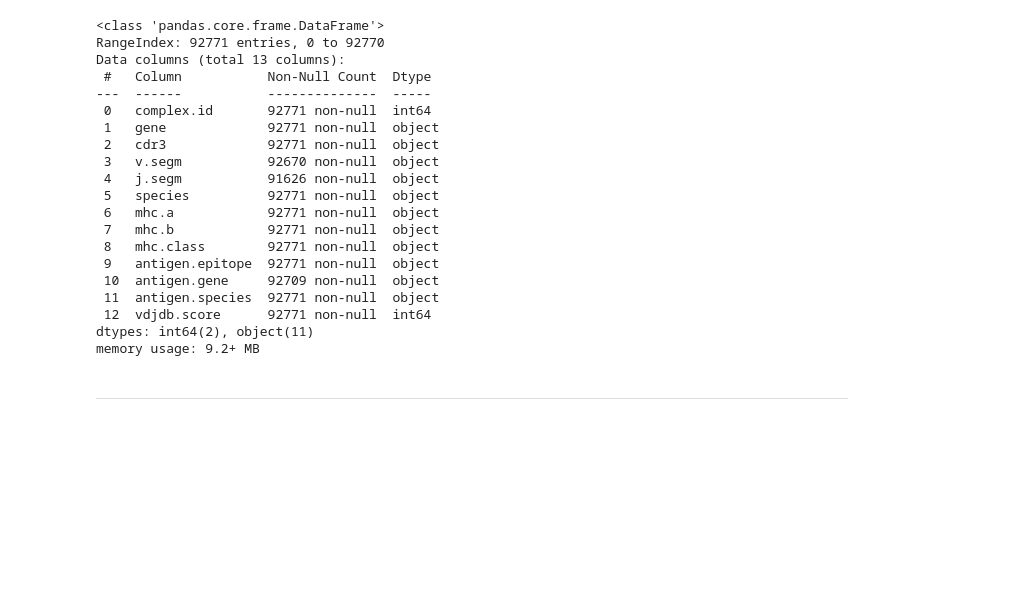
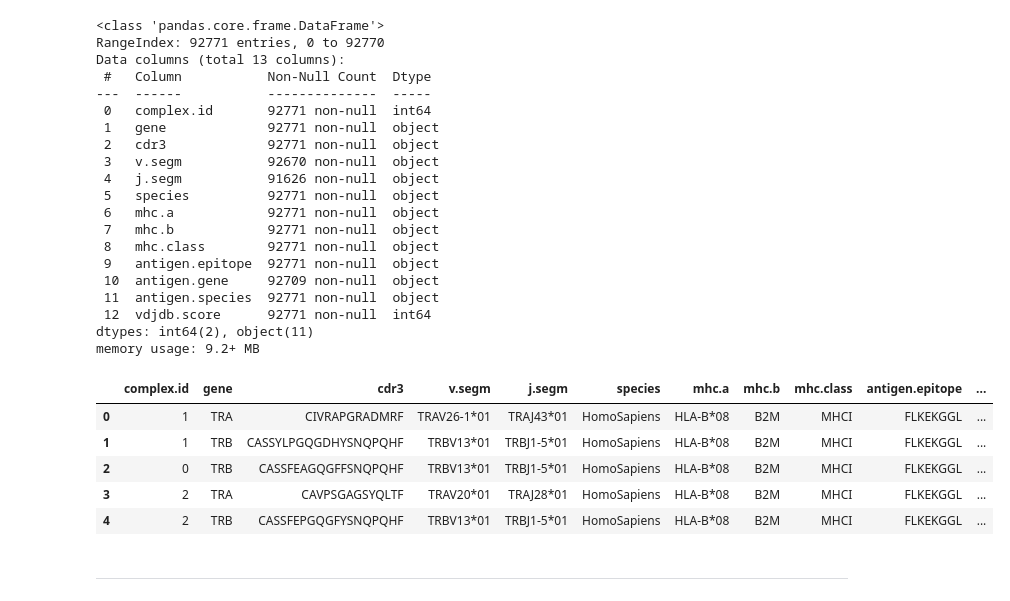
Before and after one commit to UoB-DSMP-2023-24/dsmp-2024-group-5, a Jupyter notebook: Task_6.ipynb, the cells around one changed output. Drawn from its saved outputs; the diff is of its cells as text; code cells hidden in the pictures; blank space fills up the shorter version.

```diff
--- a/Task_6.ipynb
+++ b/Task_6.ipynb
@@ -86,6 +86,15 @@ Data columns (total 13 columns):
  12  vdjdb.score      92771 non-null  int64
 dtypes: int64(2), object(11)
 memory usage: 9.2+ MB
+# %%
+dataset.head(5)
+# %% [output]
+|  | complex.id | gene | cdr3 | v.segm | j.segm | species | mhc.a | mhc.b | mhc.class | antigen.epitope | ... |
+| 0 | 1 | TRA | CIVRAPGRADMRF | TRAV26-1*01 | TRAJ43*01 | HomoSapiens | HLA-B*08 | B2M | MHCI | FLKEKGGL | ... |
+| 1 | 1 | TRB | CASSYLPGQGDHYSNQPQHF | TRBV13*01 | TRBJ1-5*01 | HomoSapiens | HLA-B*08 | B2M | MHCI | FLKEKGGL | ... |
+| 2 | 0 | TRB | CASSFEAGQGFFSNQPQHF | TRBV13*01 | TRBJ1-5*01 | HomoSapiens | HLA-B*08 | B2M | MHCI | FLKEKGGL | ... |
+| 3 | 2 | TRA | CAVPSGAGSYQLTF | TRAV20*01 | TRAJ28*01 | HomoSapiens | HLA-B*08 | B2M | MHCI | FLKEKGGL | ... |
+| 4 | 2 | TRB | CASSFEPGQGFYSNQPQHF | TRBV13*01 | TRBJ1-5*01 | HomoSapiens | HLA-B*08 | B2M | MHCI | FLKEKGGL | ... |
 # %% [markdown]
 ---
 # %% [markdown]
```
Also changed, not shown: parts of 1 cell of this notebook, 3 other files.
